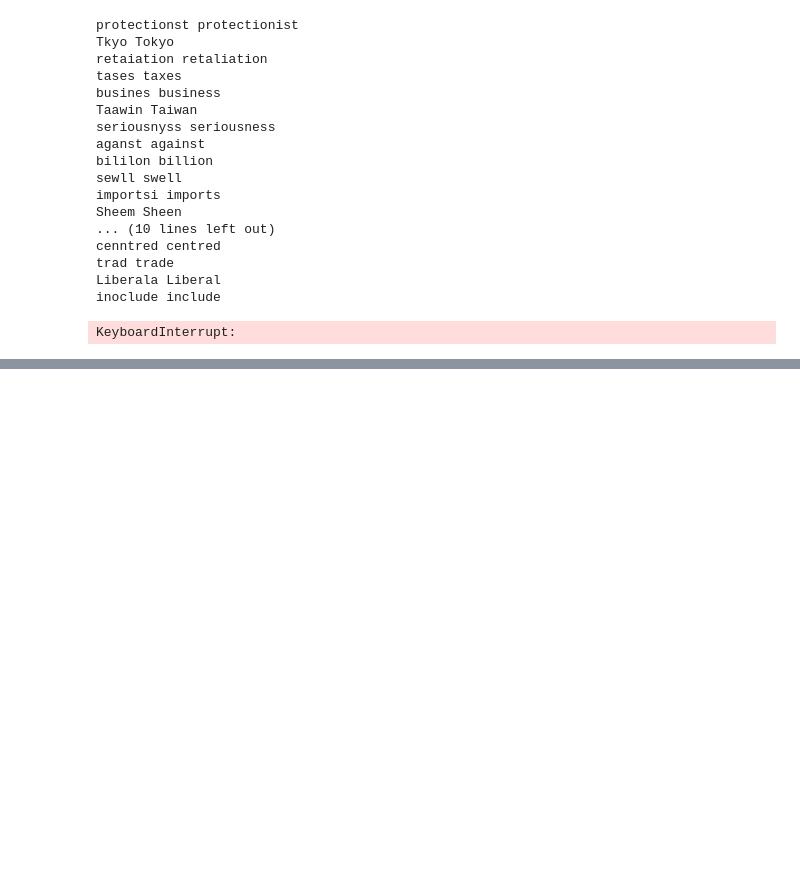
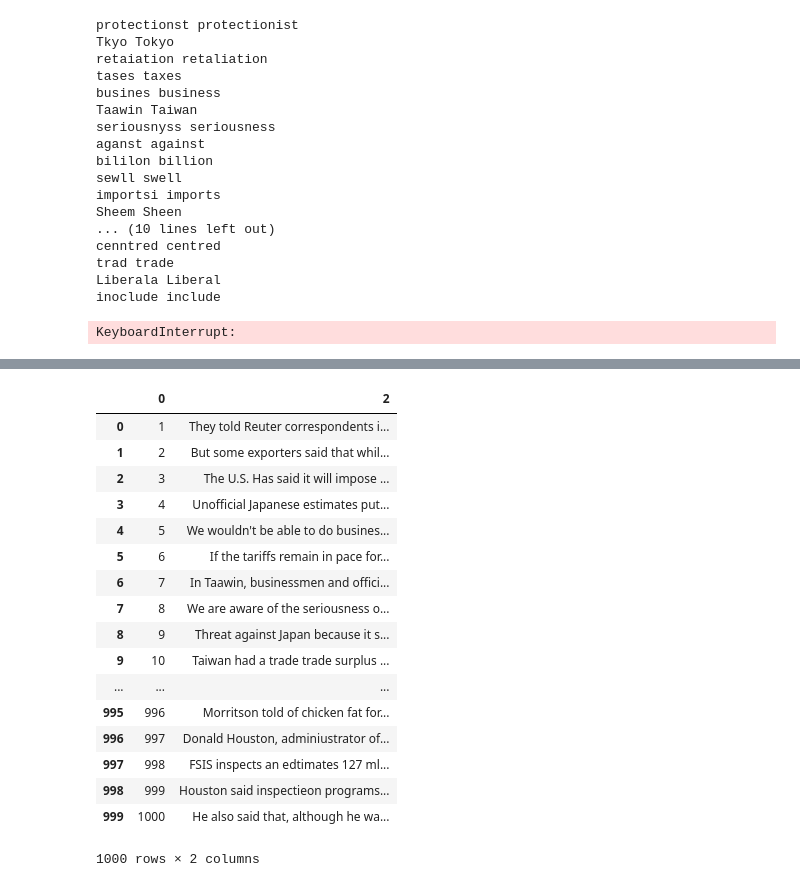
Before and after one commit to azurechen97/spell_correction_assignment, a Jupyter notebook: report.ipynb, the cells around one changed output, grey strips where cells are left out. Saved outputs shown, nothing was run; the diff lists cells and outputs as text; code cells hidden in the pictures; blank space fills up the shorter version.

```diff
--- a/report.ipynb
+++ b/report.ipynb
@@ -183,0 +281,14 @@ Salh Saleh
+# %%
+for i in range(0,100):
+    misspell_count = 0
+    sentence = word_tokenize(testdata[2][i])
+    for p, word in enumerate(sentence):
+        if misspell_count == testdata[1][i]:
+           break
+        if word not in vocab:
+            misspell_count += 1
+            correct_word = correction(sentence[p-1],word,vocab)
+            print(word+" "+correct_word)
+            result[2][i].replace(word,correct_word)
+    if misspell_count != testdata[1][i]:
+        exist_real_word_errors.append([i, testdata[1][i] - misspell_count])
@@ -183,0 +317,14 @@ Salh Saleh
+# %%
+for i in range(0,100):
+    misspell_count = 0
+    sentence = word_tokenize(testdata[2][i])
+    for p, word in enumerate(sentence):
+        if misspell_count == testdata[1][i]:
+           break
+        if word not in vocab:
+            misspell_count += 1
+            correct_word = correction(sentence[p-1],word,vocab)
+            print(word+" "+correct_word)
+            result[2][i] = result[2][i].replace(word,correct_word)
+    if misspell_count != testdata[1][i]:
+        exist_real_word_errors.append([i, testdata[1][i] - misspell_count])
@@ -183,0 +355,21 @@ Salh Saleh
+# %%
+result
+# %% [output]
+|  | 0 | 2 |
+| 0 | 1 | They told Reuter correspondents i... |
+| 1 | 2 | But some exporters said that whil... |
+| 2 | 3 | The U.S. Has said it will impose ... |
+| 3 | 4 | Unofficial Japanese estimates put... |
+| 4 | 5 | We wouldn't be able to do busines... |
+| 5 | 6 | If the tariffs remain in pace for... |
+| 6 | 7 | In Taawin, businessmen and offici... |
+| 7 | 8 | We are aware of the seriousness o... |
+| 8 | 9 | Threat against Japan because it s... |
+| 9 | 10 | Taiwan had a trade trade surplus ... |
+| ... | ... | ... |
+| 995 | 996 | Morritson told of chicken fat for... |
+| 996 | 997 | Donald Houston, adminiustrator of... |
+| 997 | 998 | FSIS inspects an edtimates 127 ml... |
+| 998 | 999 | Houston said inspectieon programs... |
+| 999 | 1000 | He also said that, although he wa... |
+1000 rows × 2 columns
```
Also changed, not shown: parts of 31 cells of this notebook, 2 other files.
